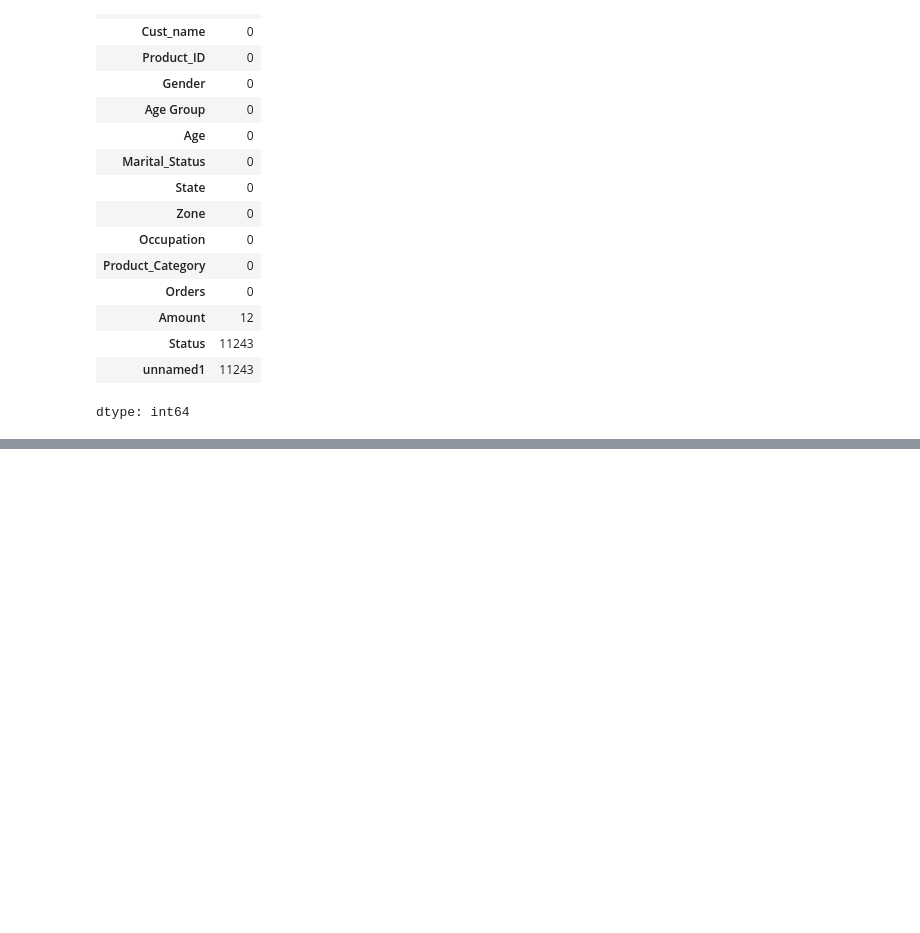
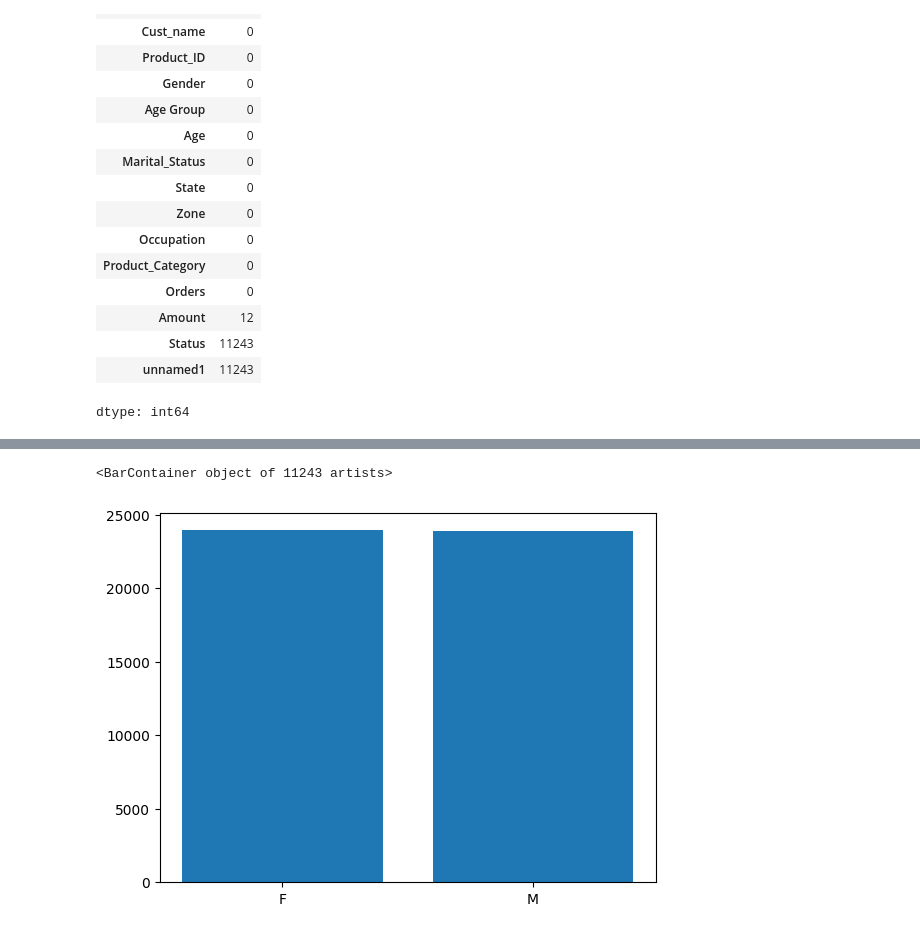
Before and after one commit to priyanz79/docs, a Jupyter notebook: chapter_appendix-tools-for-deep-learning/jupyter.ipynb, the cells around one changed output, grey strips where cells are left out. Cells and saved outputs as stored; diff of their text form; code cells hidden in the pictures; blank space fills up the shorter version.

```diff
--- a/chapter_appendix-tools-for-deep-learning/jupyter.ipynb
+++ b/chapter_appendix-tools-for-deep-learning/jupyter.ipynb
@@ -184,0 +190,3 @@ dtype: int64
+# %%
+med=df['Amount'].median()
+med
@@ -184,0 +195,2 @@ dtype: int64
+# %%
+df['Amount']=df['Amount'].fillna(med)
@@ -184,0 +217,2 @@ dtype: int64
+# %%
+df.drop(['Status','unnamed1'],axis=1,inplace=True)
@@ -184,0 +237,7 @@ dtype: int64
+# %%
+x=df['Gender']
+y=df['Amount']
+plt.bar(x,y)
+# %% [output]
+<BarContainer object of 11243 artists>
+[figure, added]
```
Also changed, not shown: parts of 8 cells of this notebook.
